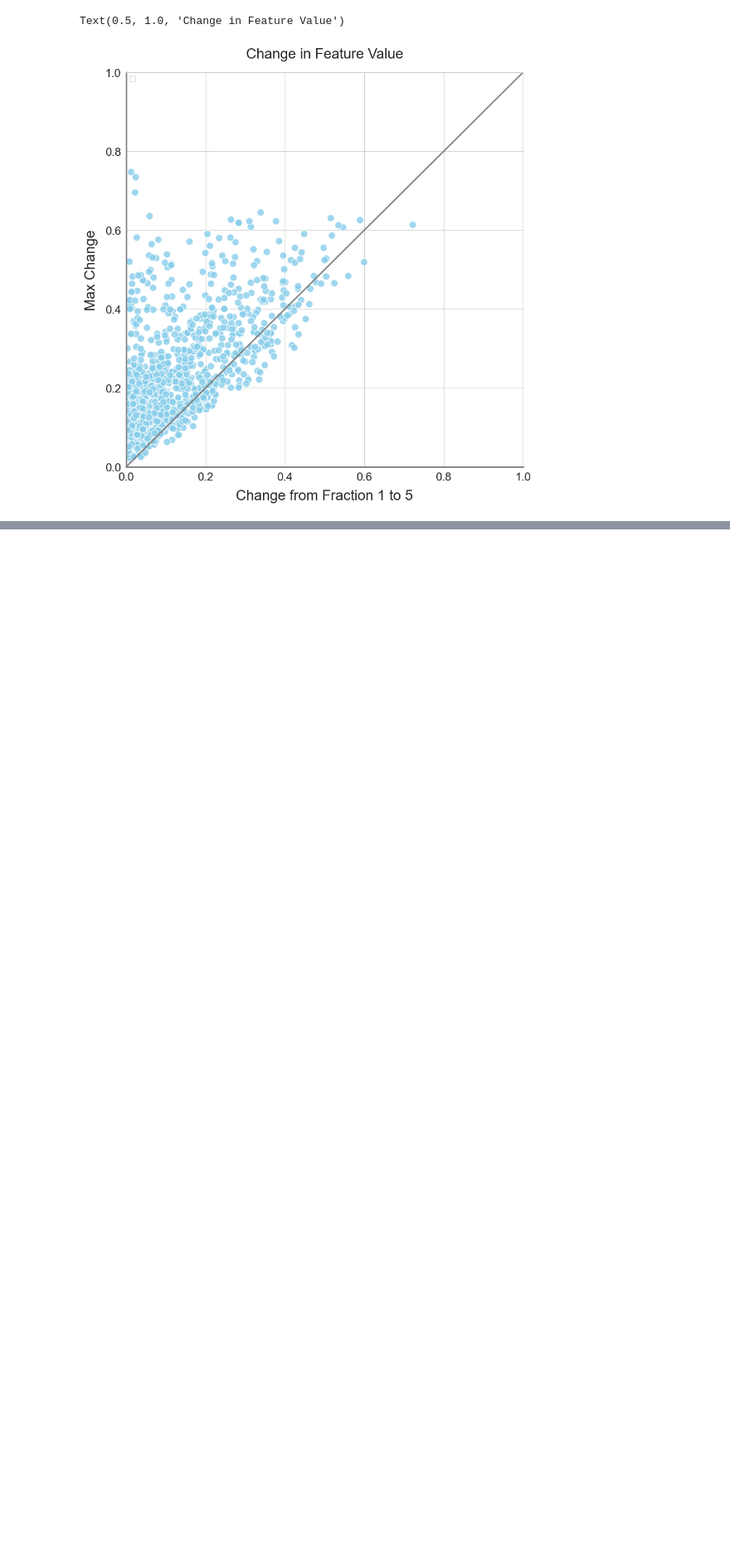
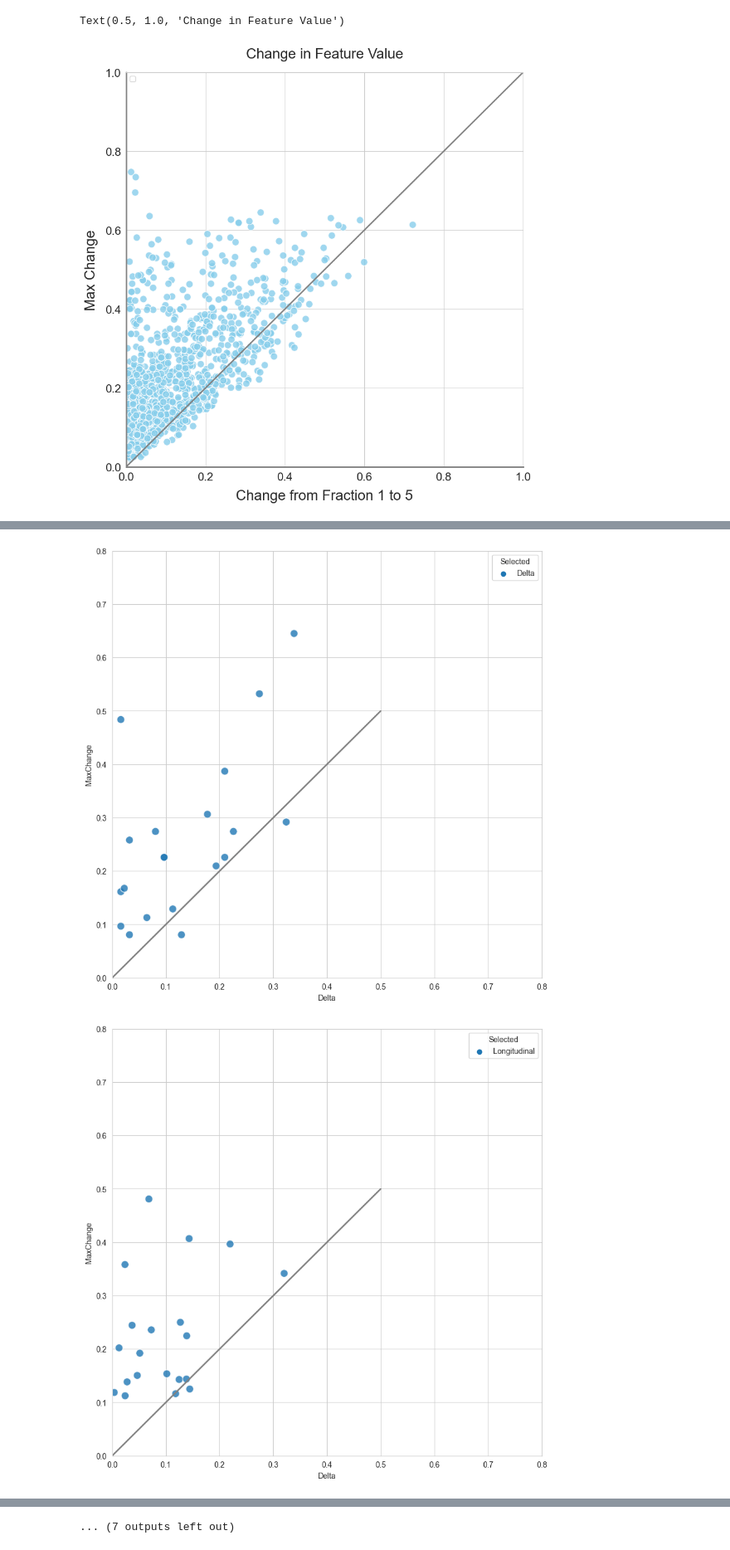
Before and after one commit to aaron-rankin/LongitudinalRadiomics-MRgRT, a Jupyter notebook: FractionAB-Comparison.ipynb, the cells around one changed output, grey strips where cells are left out. Shown at 83% size. Saved outputs shown, nothing was run; the diff lists cells and outputs as text; code cells hidden in the pictures; blank space fills up the shorter version.

```diff
--- a/FractionAB-Comparison.ipynb
+++ b/FractionAB-Comparison.ipynb
@@ -504,0 +479,16 @@ plt.legend('')
+# %%
+fts_lng = pd.read_csv('./Output/Submission/features/Features_Selected.csv')
+fts_lng = fts_lng['Feature'].unique()
+
+fts_del = pd.read_csv('./Output/Submission-Delta/features/Features_Selected.csv')
+fts_del = fts_del['Feature'].unique()
+# %%
+df_identity = df_MW_no_delta_sig.copy()
+df_identity['Selected'] = 'No'
+
+df_identity.loc[df_identity['Feature'].isin(fts_lng), 'Selected'] = 'Longitudinal'
+df_identity.loc[df_identity['Feature'].isin(fts_del), 'Selected'] = 'Delta'
+
+# merge with df_comp_no_delta_sig
+df_identity = df_identity.merge(df_comp_no_delta_sig, on='Feature', how='left')
+df_identity
@@ -504,0 +509,18 @@ plt.legend('')
+# %%
+df_identity_mean = df_identity.groupby('Feature').mean().reset_index()
+df_identity_mean['Selected'] = df_identity.groupby('Feature')['Selected'].first().values
+df_identity = df_identity.loc[df_identity['Selected'] != 'No']
+# %%
+
+for ft in df_identity['Feature'].unique():
+    fig, ax = plt.subplots(figsize=(10, 10))
+
+    sns.scatterplot(x='Delta', y='MaxChange', data=df_identity.loc[df_identity['Feature'] == ft], hue='Selected',
+                    s=100, color='skyblue',
+                    edgecolor='white', linewidth=1, alpha=0.8, ax=ax)
+    ax.plot([0, 0.5], [0, 0.5], color='grey', linewidth=2, linestyle='-', label='Line')
+    ax.set_xlim((0,0.8))
+    ax.set_ylim((0,0.8))
+# %% [output]
+[figure, added]
+[figure, added]
@@ -504,0 +537 @@ plt.legend('')
+... (7 outputs left out)
```
Also changed, not shown: parts of 7 cells of this notebook, 5 other files.
